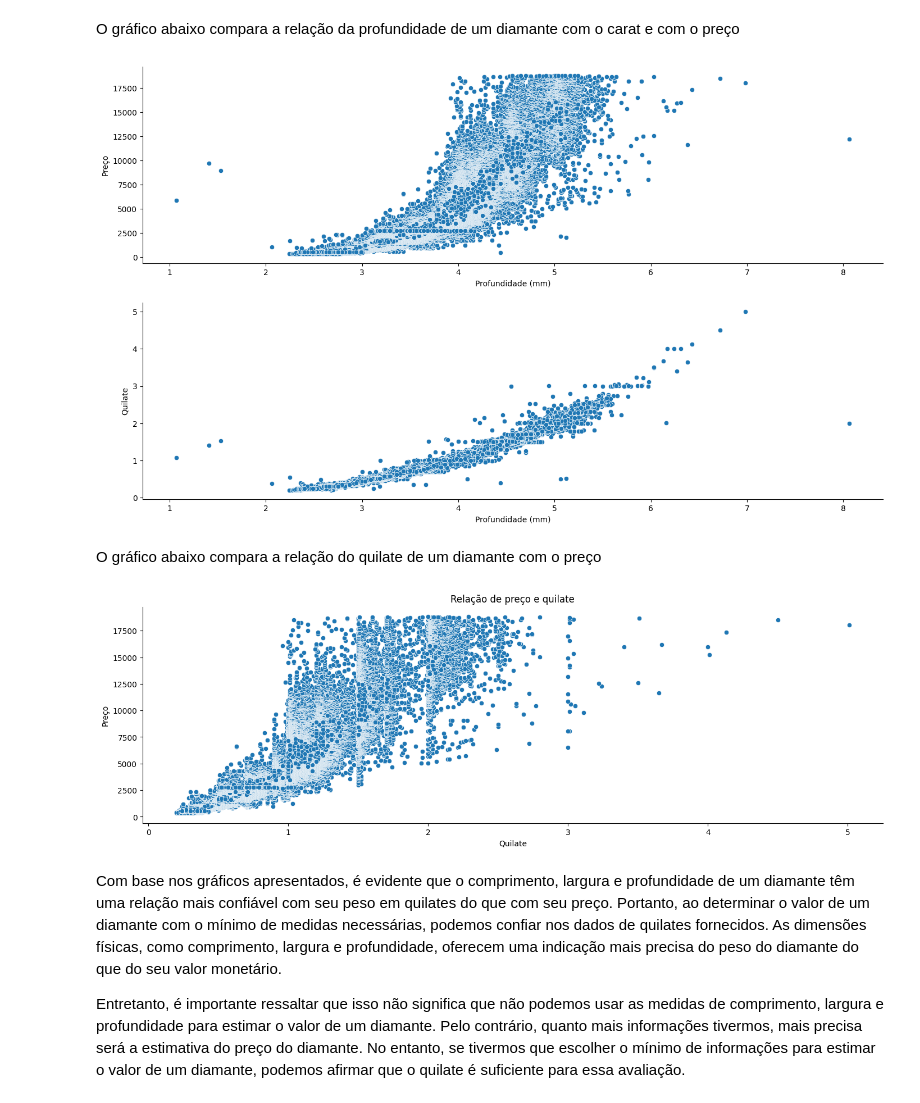
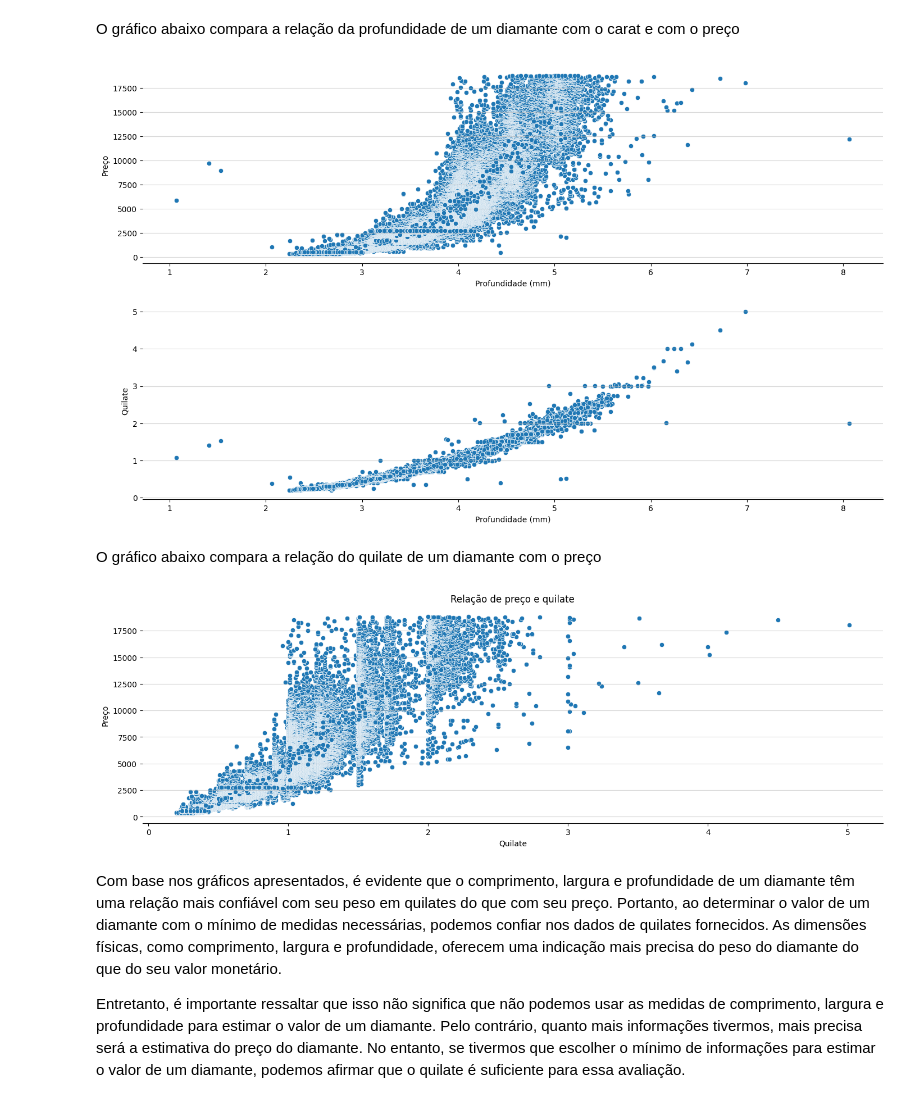
Before and after one commit to ppvyctor/Diamonds-Values, a Jupyter notebook: Trabalho ES.ipynb, the cells around one changed output. Cells and saved outputs as stored; diff of their text form; code cells hidden in the pictures.

```diff
--- a/Trabalho ES.ipynb
+++ b/Trabalho ES.ipynb
@@ -264,23 +273,27 @@ O gráfico abaixo compara a relação da profundidade de um diamante com o carat
 # %%
 plt.figure(figsize=(17, 10))
 
 plt.subplot(2, 1, 1)
 sns.scatterplot(diamonds, x = "z", y = "price")
 plt.xlabel("Profundidade (mm)")
 plt.ylabel("Preço")
 plt.gca().spines["right"].set_visible(False)
 plt.gca().spines["top"].set_visible(False)
+plt.gca().spines["left"].set_visible(False)
+plt.grid(axis = "y", alpha = 0.5)
 
 plt.subplot(2, 1, 2)
 sns.scatterplot(diamonds, x = "z", y = "carat")
 plt.xlabel("Profundidade (mm)")
 plt.ylabel("Quilate")
 plt.gca().spines["right"].set_visible(False)
 plt.gca().spines["top"].set_visible(False)
+plt.gca().spines["left"].set_visible(False)
+plt.grid(axis = "y", alpha = 0.5)
 
 plt.show()
 # %% [output]
-[figure, old version]
+[figure, new version]
 # %% [markdown]
 O gráfico abaixo compara a relação do quilate de um diamante com o preço
 # %%
@@ -291,9 +304,12 @@ plt.ylabel("Preço")
 plt.title("Relação de preço e quilate")
 plt.gca().spines["right"].set_visible(False)
 plt.gca().spines["top"].set_visible(False)
+plt.gca().spines["left"].set_visible(False)
+plt.grid(axis = "y", alpha = 0.5)
+
 plt.show()
 # %% [output]
-[figure, old version]
+[figure, new version]
 # %% [markdown]
 Com base nos gráficos apresentados, é evidente que o comprimento, largura e profundidade de um diamante têm uma relação mais confiável com seu peso em quilates do que com seu preço. Portanto, ao determinar o valor de um diamante com o mínimo de medidas necessárias, podemos confiar nos dados de quilates fornecidos. As dimensões físicas, como comprimento, largura e profundidade, oferecem uma indicação mais precisa do peso do diamante do que do seu valor monetário.
 
```
Also changed, not shown: parts of 3 cells of this notebook, 1 other file.
